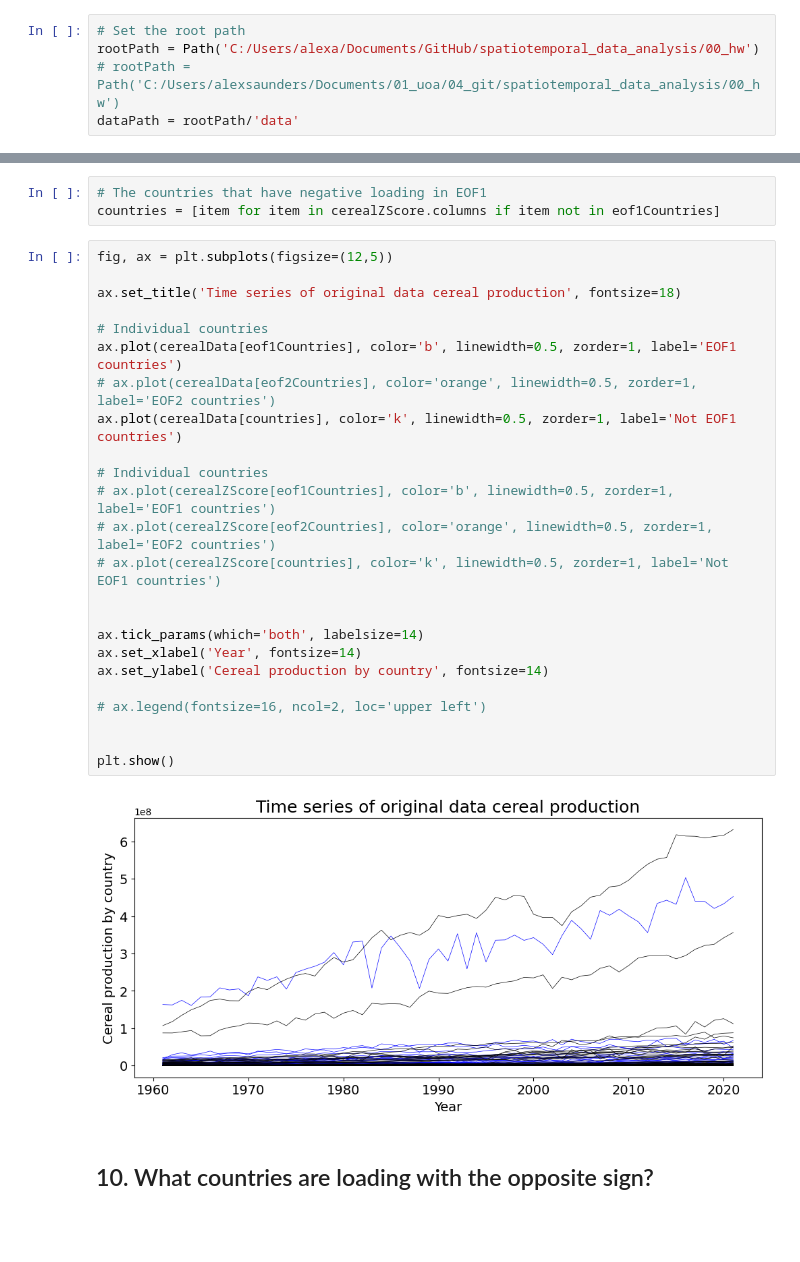
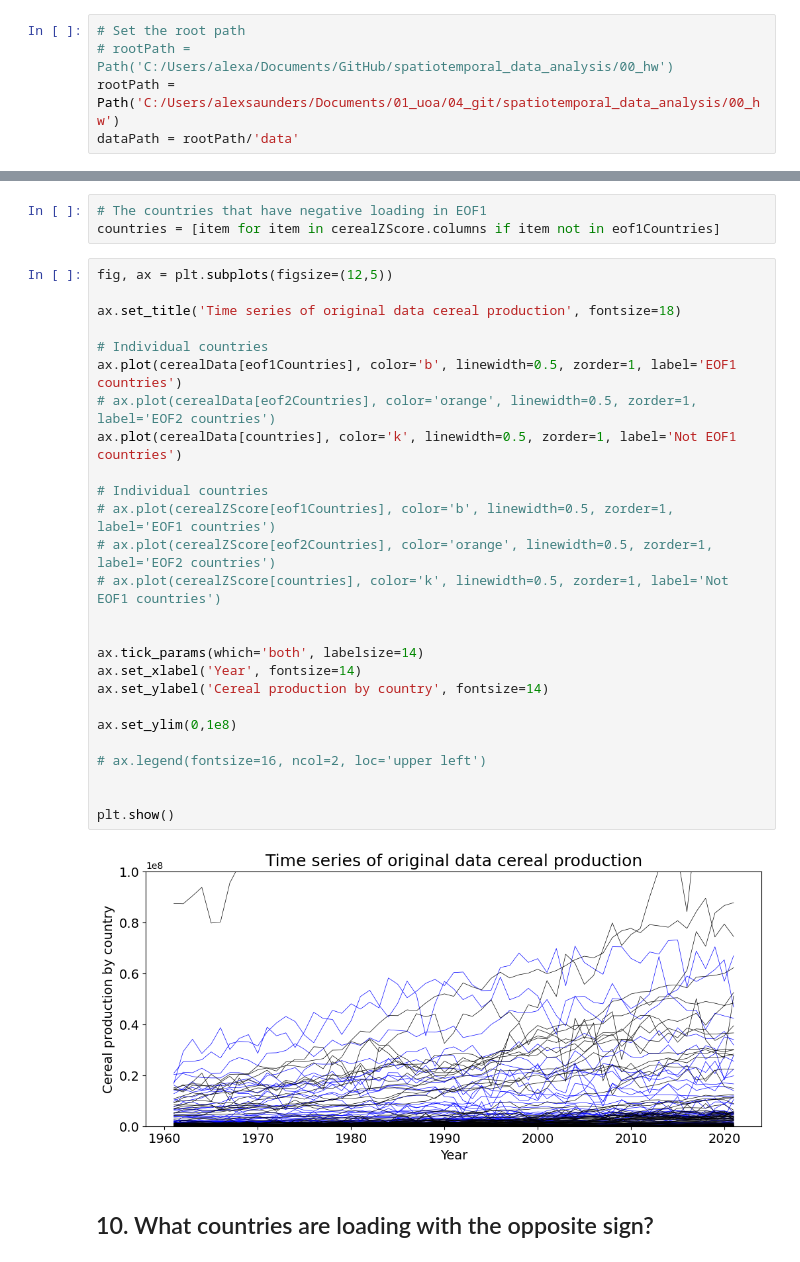
Before and after one commit to alex-saunders00/spatiotemporal_data_analysis, a Jupyter notebook: 00_hw/scr/hw3_Saunders.ipynb, the cells around one changed output, grey strips where cells are left out. Saved outputs shown, nothing was run; the diff lists cells and outputs as text; blank space fills up the shorter version.

```diff
--- a/00_hw/scr/hw3_Saunders.ipynb
+++ b/00_hw/scr/hw3_Saunders.ipynb
@@ -21,8 +21,8 @@ import xarray
 # from matplotlib.ticker import MultipleLocator
 # %%
 # Set the root path
-rootPath = Path('C:/Users/alexa/Documents/GitHub/spatiotemporal_data_analysis/00_hw')
-# rootPath = Path('C:/Users/alexsaunders/Documents/01_uoa/04_git/spatiotemporal_data_analysis/00_hw')
+# rootPath = Path('C:/Users/alexa/Documents/GitHub/spatiotemporal_data_analysis/00_hw')
+rootPath = Path('C:/Users/alexsaunders/Documents/01_uoa/04_git/spatiotemporal_data_analysis/00_hw')
 dataPath = rootPath/'data'
 # %% [markdown]
 ## 2. Load the FAO cereal production data
@@ -241,29 +300,31 @@ countries = [item for item in cerealZScore.columns if item not in eof1Countries]
 # %%
 fig, ax = plt.subplots(figsize=(12,5))
 
 ax.set_title('Time series of original data cereal production', fontsize=18)
 
 # Individual countries
 ax.plot(cerealData[eof1Countries], color='b', linewidth=0.5, zorder=1, label='EOF1 countries')
 # ax.plot(cerealData[eof2Countries], color='orange', linewidth=0.5, zorder=1, label='EOF2 countries')
 ax.plot(cerealData[countries], color='k', linewidth=0.5, zorder=1, label='Not EOF1 countries')
 
 # Individual countries
 # ax.plot(cerealZScore[eof1Countries], color='b', linewidth=0.5, zorder=1, label='EOF1 countries')
 # ax.plot(cerealZScore[eof2Countries], color='orange', linewidth=0.5, zorder=1, label='EOF2 countries')
 # ax.plot(cerealZScore[countries], color='k', linewidth=0.5, zorder=1, label='Not EOF1 countries')
 
 
 ax.tick_params(which='both', labelsize=14)
 ax.set_xlabel('Year', fontsize=14)
 ax.set_ylabel('Cereal production by country', fontsize=14)
 
+ax.set_ylim(0,1e8)
+
 # ax.legend(fontsize=16, ncol=2, loc='upper left')
 
 
 plt.show()
 # %% [output]
-[figure, old version]
+[figure, new version]
 # %% [markdown]
 ## 10. What countries are loading with the opposite sign?
 # %% [markdown]
```
Also changed, not shown: parts of 11 cells of this notebook.
